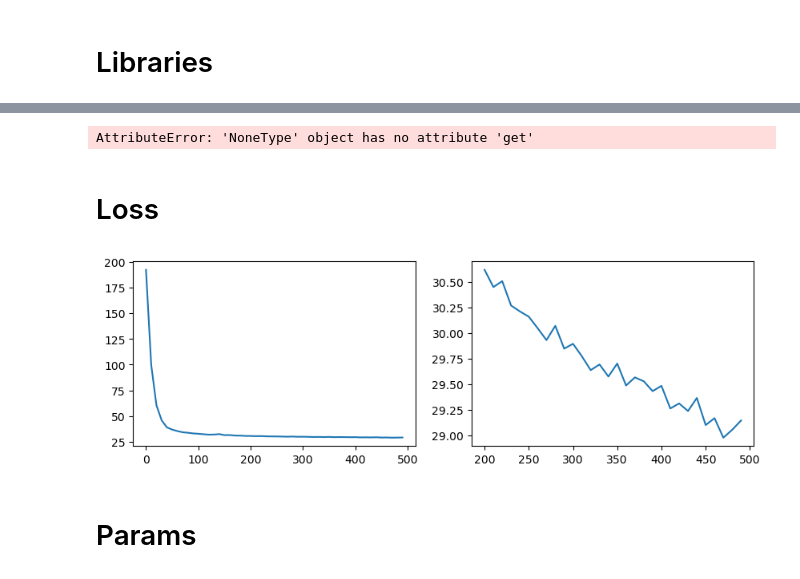
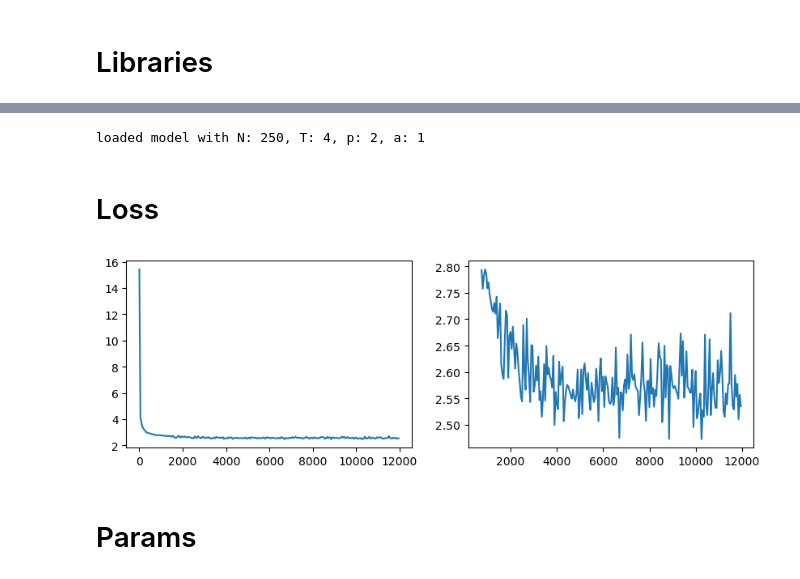
Before and after one commit to Ali-Setareh/SeqGPLVM_FEMSM, a Jupyter notebook: notebooks/model_inspection.ipynb, the cells around one changed output, grey strips where cells are left out. Drawn from its saved outputs; the diff is of its cells as text; code cells hidden in the pictures.

```diff
--- a/notebooks/model_inspection.ipynb
+++ b/notebooks/model_inspection.ipynb
@@ -60,12 +67,13 @@ device = "cuda"
 tid = 9
 train_id = df_idx.train_id.unique()[tid]
 
-train_id = "80759f94ab"
+train_id = "0d5484a5ce"
 
 train_out = cwd / train_dir(Path(os.environ.get("FINAL_ROOT", "./results")).expanduser(), model_name, train_id)
 data_path = json.loads((train_out / "data_ref.json").read_text(encoding="utf-8"))["data_file"]
 df = pd.read_parquet(cwd/Path(data_path)/"data.parquet")
 df_manifest = json.loads((cwd/Path(data_path)/"manifest.json").read_text(encoding="utf-8"))
+train_split = json.loads((cwd/Path(df_manifest["split_file"])).read_text(encoding="utf-8"))["train_ids"]
 
 ckpt_path = latest_checkpoint_path(train_out)
 payload = load_ckpt_any(ckpt_path, map_location=device)
@@ -81,19 +89,19 @@ step = config["logging"]["param_logging_freq"]
 
 print(f"loaded model with N: {df_manifest['params']['n']}, T: {df_manifest['params']['T']}, p: {df_manifest['params']['p']}, a: {df_manifest['params']['a']}")
 # %% [output]
-AttributeError: 'NoneType' object has no attribute 'get'
+loaded model with N: 250, T: 4, p: 2, a: 1
 # %% [markdown]
 # Loss
 # %%
 import matplotlib.pyplot as plt
 
-last_n_step = 30
+last_n_step = 225
 fig,ax = plt.subplots(1,2,figsize = (10,3))
 ax[0].plot(np.arange(len(loss_list)) * step , loss_list)
 ax[1].plot(range((len(loss_list)- last_n_step) * step , len(loss_list) * step , step) ,loss_list[-last_n_step:])
 plt.show()
 # %% [output]
-[figure, old version]
+[figure, new version]
 # %% [markdown]
 # Params
 # %%
```
Also changed, not shown: parts of 13 cells of this notebook, 3 other files.
